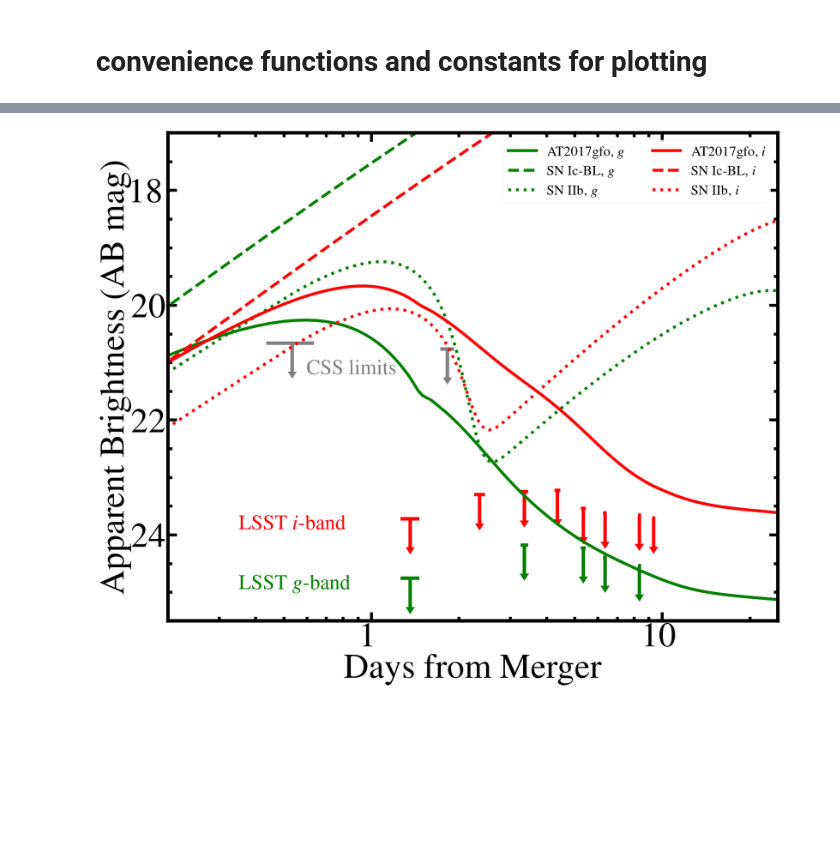
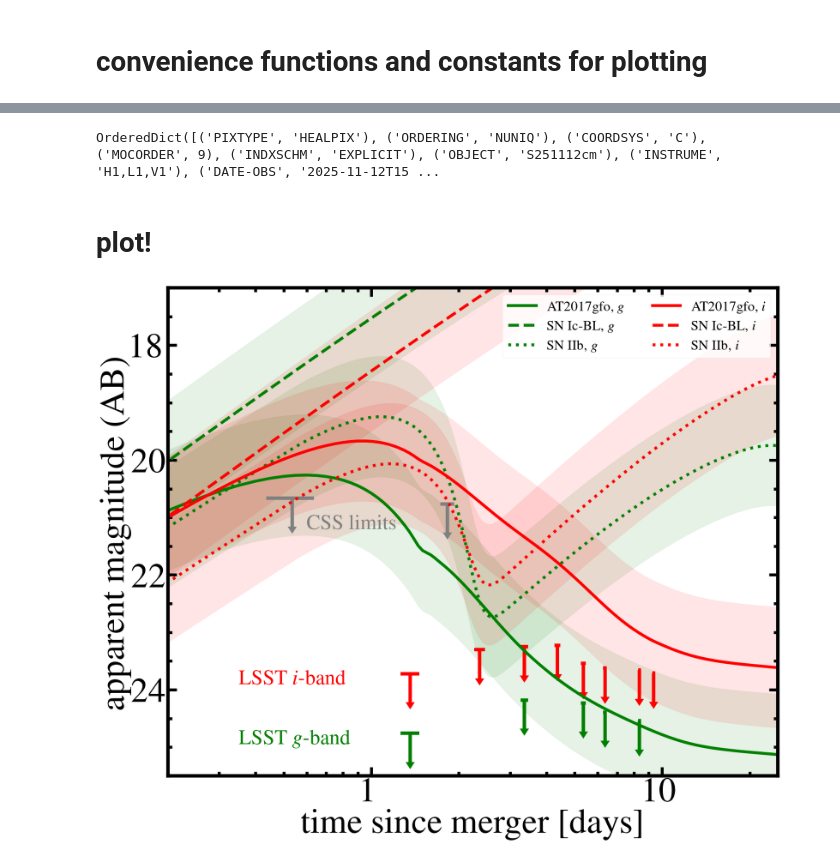
Before and after one commit to astro-trove/s251112cm_lightcurves, a Jupyter notebook: S251112cm_lightcurve.ipynb, the cells around one changed output, grey strips where cells are left out. Cells and saved outputs as stored; diff of their text form; code cells hidden in the pictures; blank space fills up the shorter version.

Commit message:
More splitting code into different cells; redefining some repeated variables Plot a translucent band around the curves to reflect uncertainties on distance

```diff
--- a/S251112cm_lightcurve.ipynb
+++ b/S251112cm_lightcurve.ipynb
@@ -182,41 +181,61 @@ event_data = get_event_data(EVENT_NAME)
+# %%
+pointing_file=f'data/limits/{EVENT_NAME}_pointings.txt'
+get_treasuremap_data(pointing_file, EVENT_NAME)
+event_data = get_event_data(EVENT_NAME)
+
+# Reference time and distance modulus of event from Update avro packet
+ref_date = Time(event_data['event']['time'])
+ref_dist, ref_dist_sigma = get_event_distance(event_data)
+ref_dm = 5*np.log10(ref_dist)+25.0
+
+# dummy redshift, distances
+dummy_redshift = 0.01
+from astropy.cosmology import Planck15 as cosmo
+dummy_distance = cosmo.luminosity_distance(dummy_redshift).to(u.Mpc).value
+dummy_dm = 5 * np.log10(dummy_distance) + 25.0
+
+# uncertainty in magnitude from uncertainty in distance
+mag_sigma = 5 * np.log10(ref_dist_sigma) + 25.0 - dummy_dm
+# %% [output]
+OrderedDict([('PIXTYPE', 'HEALPIX'), ('ORDERING', 'NUNIQ'), ('COORDSYS', 'C'), ('MOCORDER', 9), ('INDXSCHM', 'EXPLICIT'), ('OBJECT', 'S251112cm'), ('INSTRUME', 'H1,L1,V1'), ('DATE-OBS', '2025-11-12T15 ...
+# %% [markdown]
+# plot!
 # %%
-# Set up periodogram plot parameters
+# set some plotting parameters
 rc('font',**{'family':'serif','serif':['Times'],'size':6.0*figsize})
 rc('text', usetex=True, color=black)
+
+# set up the figure
 fig, ax = setup_plot(size=[1.8, 1.5])
 
-# Reference time and distance modulus of event from Update avro packet
-ref_date = Time(event_data['event']['time'])
-ref_dist, ref_dist_sigma = get_event_distance(event_data)
-ref_dm = 5*np.log10(ref_dist)+25.0
-
 setup_ticks(ax)
-setup_axis_titles(ax,'Days from Merger','Apparent Brightness (AB mag)')
-
-
-table = Table.read(pointing_file, format='ascii')
+setup_axis_titles(ax,'time since merger [days]','apparent magnitude (AB)')
 
 ax.set_ylim([25.5, 17])
 ax.set_xlim([0.2, MAX_TIME])
 ax.set_xscale('log')
 
-mask = table['col4']=='CSS'
-table = table[mask]
-table['col1']=table['col1']-ref_date.mjd
+
 
 # Add in CSS limits
+table_css = Table.read(pointing_file, format='ascii')
+mask = table_css['col4']=='CSS'
+table_css = table_css[mask]
+table_css['col1']=table_css['col1']-ref_date.mjd
+
 for i in np.arange(int(MAX_TIME)):
-    mask = (table['col1']>i) & (table['col1']<i+1)
+    mask = (table_css['col1']>i) & (table_css['col1']<i+1)
 
-    time = np.mean(table['col1'][mask])
-    depth = np.mean(table['col3'][mask])
+    time = np.mean(table_css['col1'][mask])
+    depth = np.mean(table_css['col3'][mask])
 
     ax.errorbar(time, depth, yerr=0.5, lolims=True, marker='_', color='gray', markersize=64, linewidth=6, capsize=8, label=None)
     ax.hlines(depth, time-0.1, time+0.1, color='gray', linewidth=6)
 
 # Add Rubin limits
-table = Table.read('data/limits/rubin_limits.txt', format='ascii')
-for row in table:
+table_rubin = Table.read('data/limits/rubin_limits.txt', format='ascii')
+
+for row in table_rubin:
     date = Time(row['date']).mjd-ref_date.mjd
 
     gdepth = row['glim']
@@ -235,17 +254,14 @@ for row in table:
         ax.hlines(idepth, date-0.1, date+0.1, color='red', linewidth=6)
 
 
+
+
 # Add in models from redback
 time_array = np.linspace(0, 2*MAX_TIME, 1000)
-dummy_redshift = 0.01
-from astropy.cosmology import Planck15 as cosmo
-dummy_distance = cosmo.luminosity_distance(dummy_redshift).to(u.Mpc).value
-dummy_dm = 5 * np.log10(dummy_distance) + 25.0
 
 colors={'g':'green','i':'red'}
 
 # Generate models
-
 for filt in ['g','i']:
     # See: https://iopscience.iop.org/article/10.3847/2041-8213/aa9c84/pdf
     model_params = {
@@ -267,8 +283,12 @@ for filt in ['g','i']:
 
     mags = all_models_dict['three_component_kilonova_model'](time_array, **model_params, bands=['lsst'+filt])
     mags = mags-dummy_dm
+    mags_plus = mags + mag_sigma
+    mags_minus = mags - mag_sigma
 
     ax.plot(time_array, mags + ref_dm, color=colors[filt], linewidth=5, label='AT2017gfo, '+rf'${filt}$')
+    ax.fill_between(time_array, mags_plus + ref_dm, mags_minus + ref_dm,
+                    color=colors[filt], alpha=0.1)
 
     # See: https://iopscience.iop.org/article/10.3847/1538-4357/aafa13/pdf
     model_params = {
@@ -288,8 +308,12 @@ for filt in ['g','i']:
 
     mags = all_models_dict['magnetar_nickel'](time_array, **model_params, bands=['lsst'+filt])
     mags = mags-dummy_dm
+    mags_plus = mags + mag_sigma
+    mags_minus = mags - mag_sigma
 
     ax.plot(time_array, mags + ref_dm, color=colors[filt], linewidth=5, linestyle='dashed', label='SN Ic-BL, '+rf'${filt}$')
+    ax.fill_between(time_array, mags_plus + ref_dm, mags_minus + ref_dm,
+                   color=colors[filt], alpha=0.1)
 
     # See: https://arxiv.org/pdf/1611.06451
     model_params = {
@@ -297,33 +321,35 @@ for filt in ['g','i']:
         'redshift': 0.01,
         'log10_mass': np.log10(3.0e-2),
         'log10_radius': np.log10(3.0e12),
         'log10_energy': np.log10(1.0e51),
         'nn': 10.0,
         'delta': 1.0,
         'f_nickel': np.float64(0.1),
         'mej': np.float64(2.0),
         'vej': np.float64(8100),
         'kappa': 1.0,
         'kappa_gamma': np.float64(0.01),
         'temperature_floor': np.float64(3550)}
 
     mags = all_models_dict['shock_cooling_and_arnett'](time_array, **model_params, bands=['lsst'+filt])
     mags = mags-dummy_dm
+    mags_plus = mags + mag_sigma
+    mags_minus = mags - mag_sigma
 
     ax.plot(time_array, mags + ref_dm, color=colors[filt], linewidth=5, linestyle='dotted', label='SN IIb, '+rf'${filt}$')
-
-
+    ax.fill_between(time_array, mags_plus + ref_dm, mags_minus + ref_dm,
+               color=colors[filt], alpha=0.1)
 
 ax.text(0.6, 21.2, 'CSS limits', color='gray', fontsize=36)
 
 ax.text(0.35, 23.9, 'LSST $i$-band', color='red', fontsize=36)
 ax.text(0.35, 24.95, 'LSST $g$-band', color='green', fontsize=36)
 
 ax.set_xticks([1,10])
 ax.set_xticklabels(['1','10'])
 
 plt.legend(fontsize=24, loc="upper right", ncol=2)
 
 plt.tight_layout()
 # %% [output]
-[figure, old version]
+[figure, new version]
```
Also changed, not shown: parts of 3 cells of this notebook.
